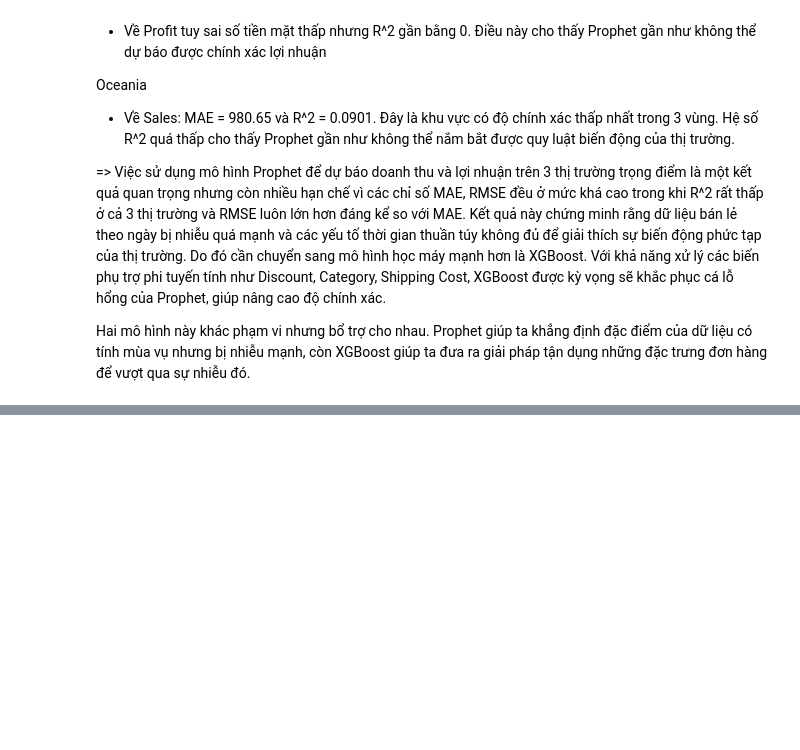
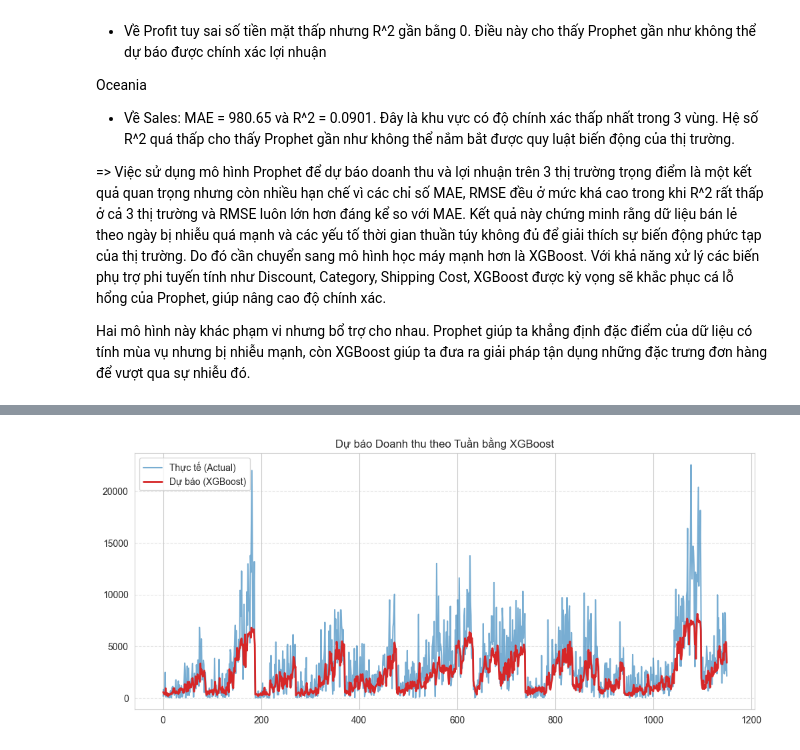
Before and after one commit to TranggVu/TranggVu_GlobalSuperStore, a Jupyter notebook: Global_Superstore.ipynb, the cells around one changed output, grey strips where cells are left out. Saved outputs shown, nothing was run; the diff lists cells and outputs as text; code cells hidden in the pictures; blank space fills up the shorter version.

Commit message:
dùng randomforest và xgboost

```diff
--- a/Global_Superstore.ipynb
+++ b/Global_Superstore.ipynb
@@ -1109,0 +732,94 @@ WAPE     : 62.67%
+# %%
+# BƯỚC 1: TIỀN XỬ LÝ & GỘP DỮ LIỆU
+train_cutoff = '2015-01-01' # Điểm mốc thời gian chia để huấn luyện và test
+sales_limit = od[od['Order Date'] < train_cutoff]['Sales'].quantile(0.95)
+od['Sales_Cleaned'] = od['Sales'].clip(upper=sales_limit) # Xử lý outliers
+
+# Gộp dữ liệu theo Tuần (W) và Vùng (Region)
+data_input = od.set_index('Order Date').groupby([
+    pd.Grouper(freq='W'), 'Region'
+]).agg({
+    'Sales_Cleaned': 'sum',
+    'Discount': 'mean',
+    'Quantity': 'sum'
+}).reset_index()
+data_input.columns = ['ds', 'region', 'y', 'discount', 'quantity'] # Đổi tên cột
+
+# BƯỚC 2: FEATURE ENGINEERING (HÀM XỬ LÝ ĐẶC TRƯNG)
+def xgb_features_full(df):
+    df = df.copy().sort_values(['region', 'ds'])
+
+    # Biến thời gian cơ bản
+    df['week'] = df['ds'].dt.isocalendar().week.astype(int)
+    df['month'] = df['ds'].dt.month
+    df['year'] = df['ds'].dt.year
+
+    # Biến lượng giác: Sin/Cos biến thời gian thẳng thành vòng tròn
+    df['week_sin'] = np.sin(2 * np.pi * df['week'] / 52)
+    df['week_cos'] = np.cos(2 * np.pi * df['week'] / 52)
+
+    # Dùng Log để: Nén các giá trị doanh thu quá lớn lại, đưa dữ liệu về dạng
+    # phân phối chuẩn để mô hình học ổn định hơn, chuyển mục tiêu học về sai số %
+    # thay vì sai số là số tiền tuyệt đối. Log1p xử lý doanh thu bằng 0 vì log(0)
+    # không xác định.
+    df['y_log'] = np.log1p(df['y'])
+
+    # Tạo biến Lag (Trễ)
+    # shift(l): đẩy dữ liệu lùi lại tránh bị leak
+    for l in [1, 2, 4, 52]:
+        df[f'lag_{l}'] = df.groupby('region')['y_log'].shift(l)
+
+    # Rolling Mean: san phẳng nhiễu
+    # Lấy trung bình doanh số 4 tuần gần nhất để xem sức mua chung đang tăng hay giảm
+    df['roll_mean_4'] = df.groupby('region')['lag_1'].transform(lambda x: x.rolling(4).mean())
+
+    # One-hot Encoding cho biến Region
+    df = pd.get_dummies(df, columns=['region'], drop_first=True)
+
+    return df.dropna()
+
+# Gọi hàm để tạo dữ liệu cuối cùng
+data_xgb_final = xgb_features_full(data_input)
+# BƯỚC 3: CHIA DỮ LIỆU & HUẤN LUYỆN
+train_x = data_xgb_final[data_xgb_final['ds'] < train_cutoff]
+test_x = data_xgb_final[data_xgb_final['ds'] >= train_cutoff]
+# Loại bỏ các cột không dùng làm đầu vào huấn luyện
+cols_to_drop = ['ds', 'y', 'y_log', 'quantity', 'discount']
+features_list = [c for c in train_x.columns if c not in cols_to_drop]
+# Cấu hình XGBoost với Regularization
+model_xgb = xgb.XGBRegressor(
+    n_estimators=1000,
+    learning_rate=0.02,
+    max_depth=5,
+    reg_lambda=15, # Phanh L2
+    reg_alpha=5,   # Phanh L1
+    subsample=0.8,
+    colsample_bytree=0.8,
+    random_state=42,
+    early_stopping_rounds=50
+)
+
+model_xgb.fit(
+    train_x[features_list], train_x['y_log'],
+    eval_set=[(test_x[features_list], np.log1p(test_x['y']))],
+    verbose=False
+)
+# BƯỚC 4: DỰ BÁO & ĐÁNH GIÁ
+y_pred_xgb = np.expm1(model_xgb.predict(test_x[features_list]))
+y_true = test_x['y']
+
+r2 = r2_score(y_true, y_pred_xgb)
+wape = (np.abs(y_true - y_pred_xgb).sum() / y_true.sum()) * 100
+
+print(f"XGBOOST RESULTS:")
+print(f"R2 Score : {r2:.4f}")
+print(f"WAPE     : {wape:.2f}%")
+# BƯỚC 5: VẼ BIỂU ĐỒ
+plt.figure(figsize=(12, 5))
+plt.plot(y_true.values, label='Thực tế (Actual)', color='tab:blue', alpha=0.6)
+plt.plot(y_pred_xgb, label='Dự báo (XGBoost)', color='tab:red', linewidth=2)
+plt.title('Dự báo Doanh thu theo Tuần bằng XGBoost')
+plt.legend()
+plt.grid(axis='y', linestyle='--', alpha=0.5)
+plt.show()
+# %% [output]
@@ -1109,0 +829 @@ WAPE     : 62.67%
+[figure, added]
```
Also changed, not shown: parts of 8 cells of this notebook.
